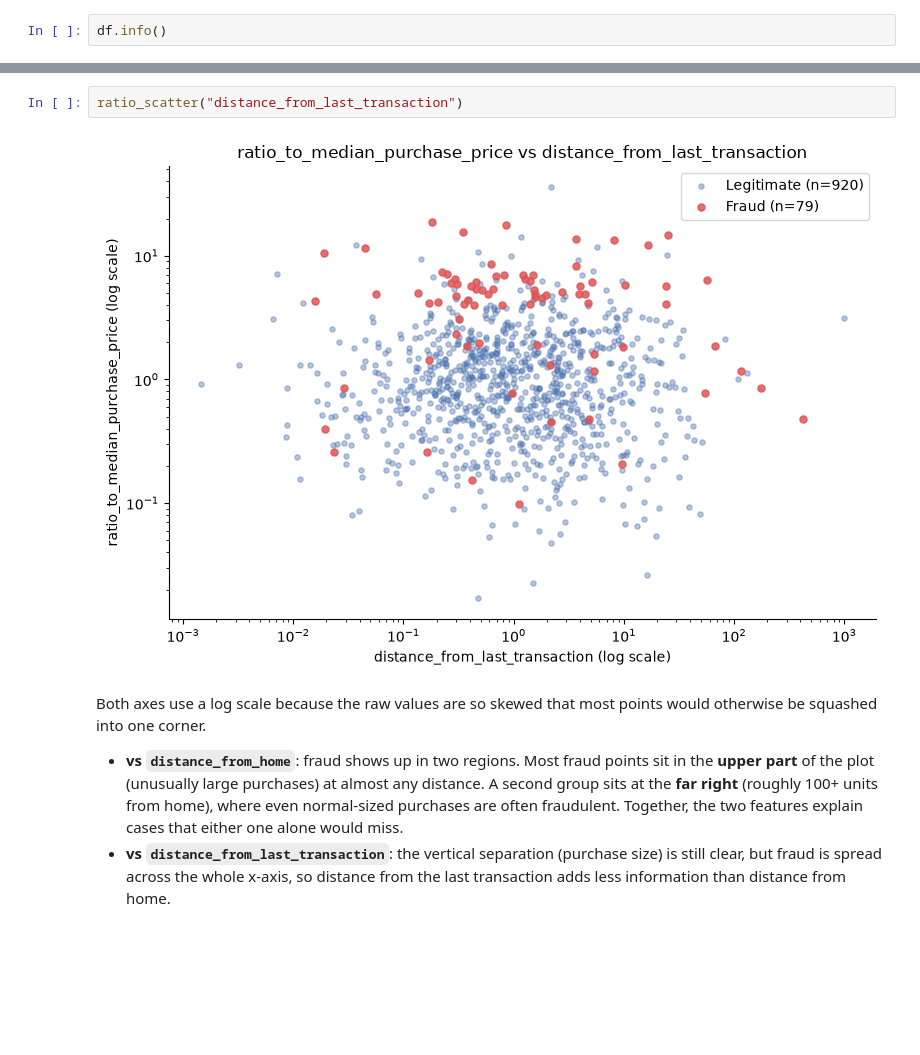
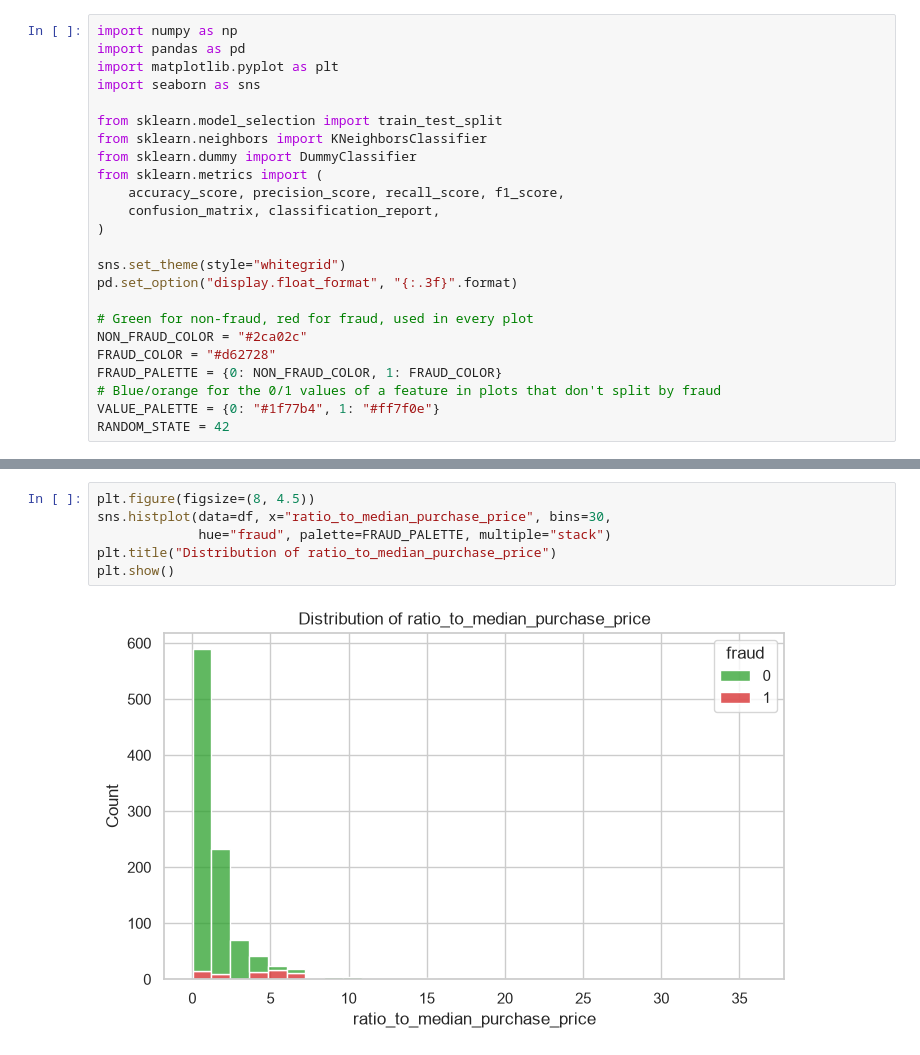
Before and after one commit to twidykwae/credit-card-fraud, a Jupyter notebook: Credit_Card_Fraud_Detection.ipynb, the cells around one changed output, grey strips where cells are left out. Drawn from its saved outputs; the diff is of its cells as text; blank space fills up the shorter version.

```diff
--- a/Credit_Card_Fraud_Detection.ipynb
+++ b/Credit_Card_Fraud_Detection.ipynb
@@ -63,2 +43,24 @@ Rows: 999   Columns: 8
 # %%
-df.info()
+import numpy as np
+import pandas as pd
+import matplotlib.pyplot as plt
+import seaborn as sns
+
+from sklearn.model_selection import train_test_split
+from sklearn.neighbors import KNeighborsClassifier
+from sklearn.dummy import DummyClassifier
+from sklearn.metrics import (
+    accuracy_score, precision_score, recall_score, f1_score,
+    confusion_matrix, classification_report,
+)
+
+sns.set_theme(style="whitegrid")
+pd.set_option("display.float_format", "{:.3f}".format)
+
+# Green for non-fraud, red for fraud, used in every plot
+NON_FRAUD_COLOR = "#2ca02c"
+FRAUD_COLOR = "#d62728"
+FRAUD_PALETTE = {0: NON_FRAUD_COLOR, 1: FRAUD_COLOR}
+# Blue/orange for the 0/1 values of a feature in plots that don't split by fraud
+VALUE_PALETTE = {0: "#1f77b4", 1: "#ff7f0e"}
+RANDOM_STATE = 42
@@ -214,9 +190,8 @@ ratio_scatter("distance_from_home")
 # %%
-ratio_scatter("distance_from_last_transaction")
+plt.figure(figsize=(8, 4.5))
+sns.histplot(data=df, x="ratio_to_median_purchase_price", bins=30,
+             hue="fraud", palette=FRAUD_PALETTE, multiple="stack")
+plt.title("Distribution of ratio_to_median_purchase_price")
+plt.show()
 # %% [output]
-[figure, old version]
+[figure, new version]
-# %% [markdown]
-Both axes use a log scale because the raw values are so skewed that most points would otherwise be squashed into one corner.
-
-- **vs `distance_from_home`**: fraud shows up in two regions. Most fraud points sit in the **upper part** of the plot (unusually large purchases) at almost any distance. A second group sits at the **far right** (roughly 100+ units from home), where even normal-sized purchases are often fraudulent. Together, the two features explain cases that either one alone would miss.
-- **vs `distance_from_last_transaction`**: the vertical separation (purchase size) is still clear, but fraud is spread across the whole x-axis, so distance from the last transaction adds less information than distance from home.
```
Also changed, not shown: parts of 81 cells of this notebook.
